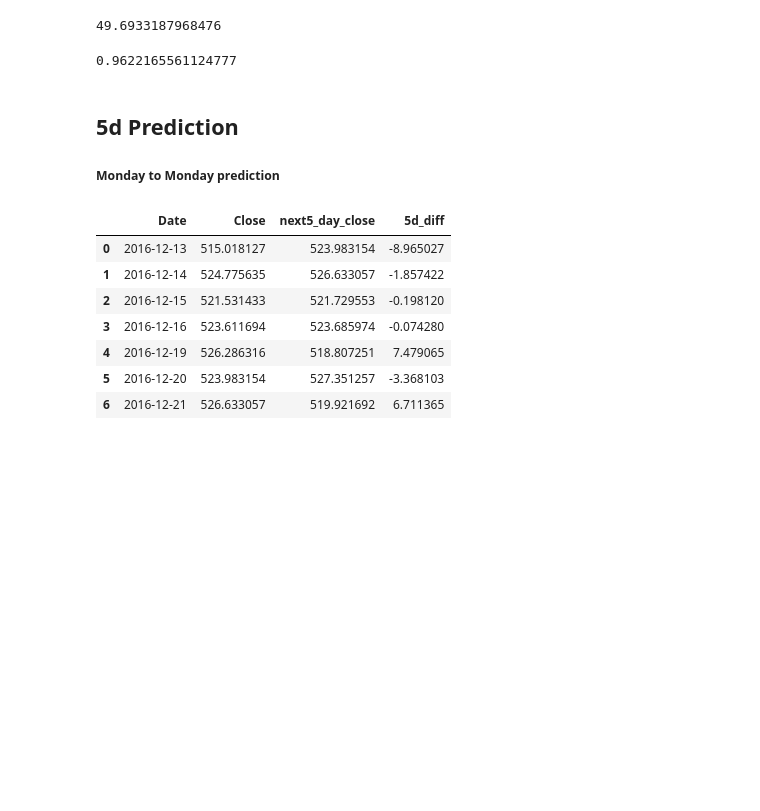
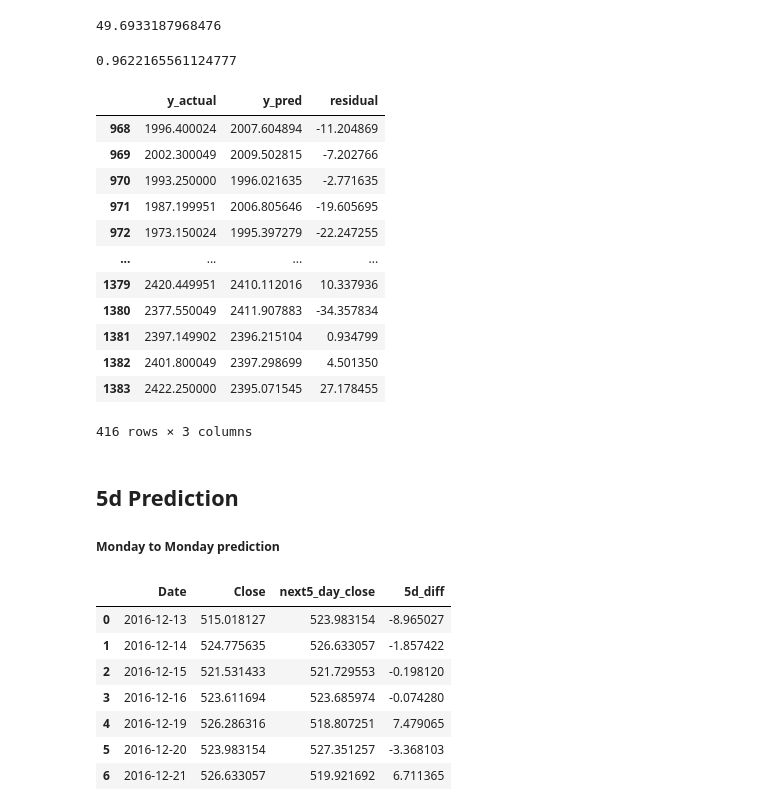
Before and after one commit to khinvasara-unnati/FoundationProject-1, a Jupyter notebook: combined.ipynb, the cells around one changed output. Saved outputs shown, nothing was run; the diff lists cells and outputs as text; code cells hidden in the pictures; blank space fills up the shorter version.

```diff
--- a/combined.ipynb
+++ b/combined.ipynb
@@ -176,6 +177,24 @@ rmse_1
 r2_1
 # %% [output]
 0.9622165561124777
+# %%
+pd.DataFrame({"y_actual":y_test1,
+             "y_pred":y_pred1,
+             "residual":y_test1-y_pred1})
+# %% [output]
+|  | y_actual | y_pred | residual |
+| 968 | 1996.400024 | 2007.604894 | -11.204869 |
+| 969 | 2002.300049 | 2009.502815 | -7.202766 |
+| 970 | 1993.250000 | 1996.021635 | -2.771635 |
+| 971 | 1987.199951 | 2006.805646 | -19.605695 |
+| 972 | 1973.150024 | 1995.397279 | -22.247255 |
+| ... | ... | ... | ... |
+| 1379 | 2420.449951 | 2410.112016 | 10.337936 |
+| 1380 | 2377.550049 | 2411.907883 | -34.357834 |
+| 1381 | 2397.149902 | 2396.215104 | 0.934799 |
+| 1382 | 2401.800049 | 2397.298699 | 4.501350 |
+| 1383 | 2422.250000 | 2395.071545 | 27.178455 |
+416 rows × 3 columns
 # %% [markdown]
 ## 5d Prediction
 
```
Also changed, not shown: parts of 17 cells of this notebook.
